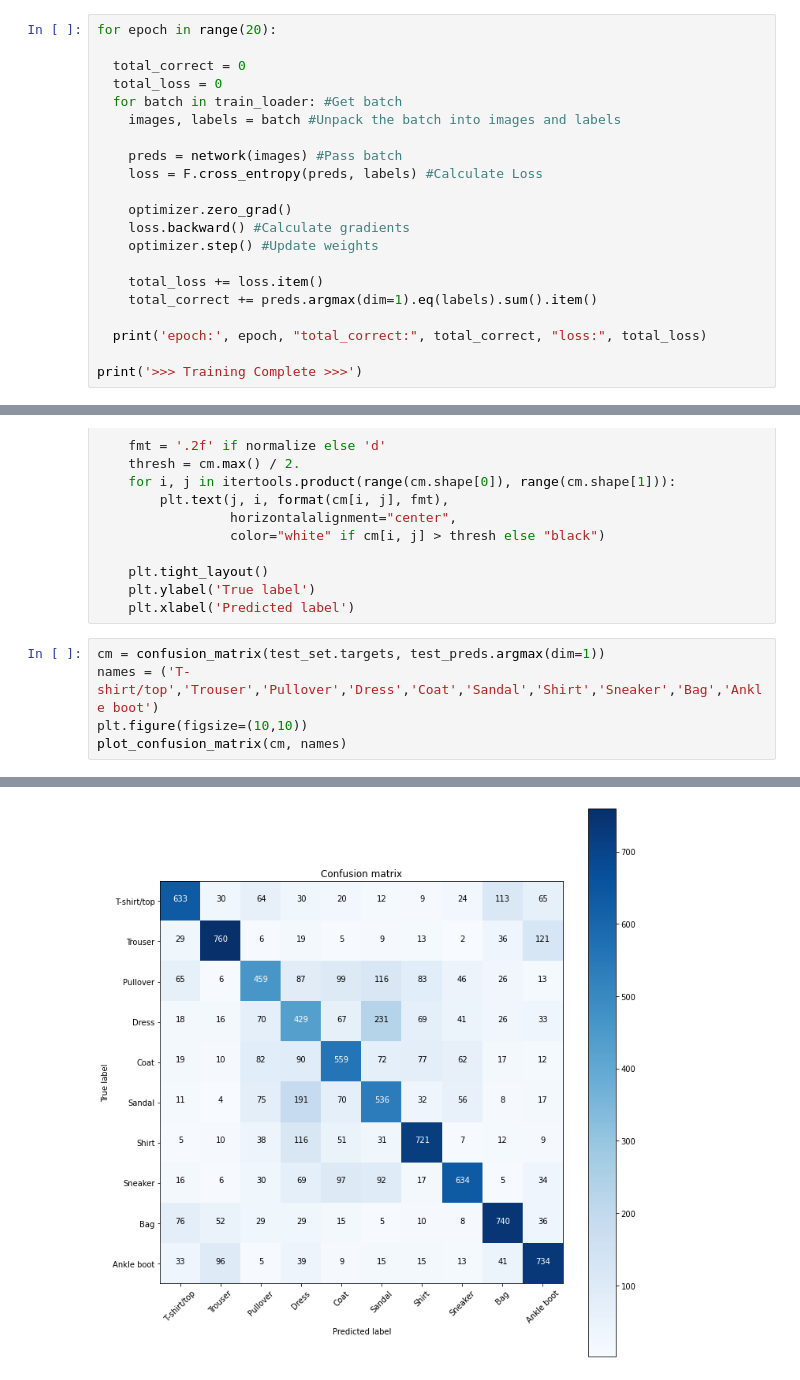
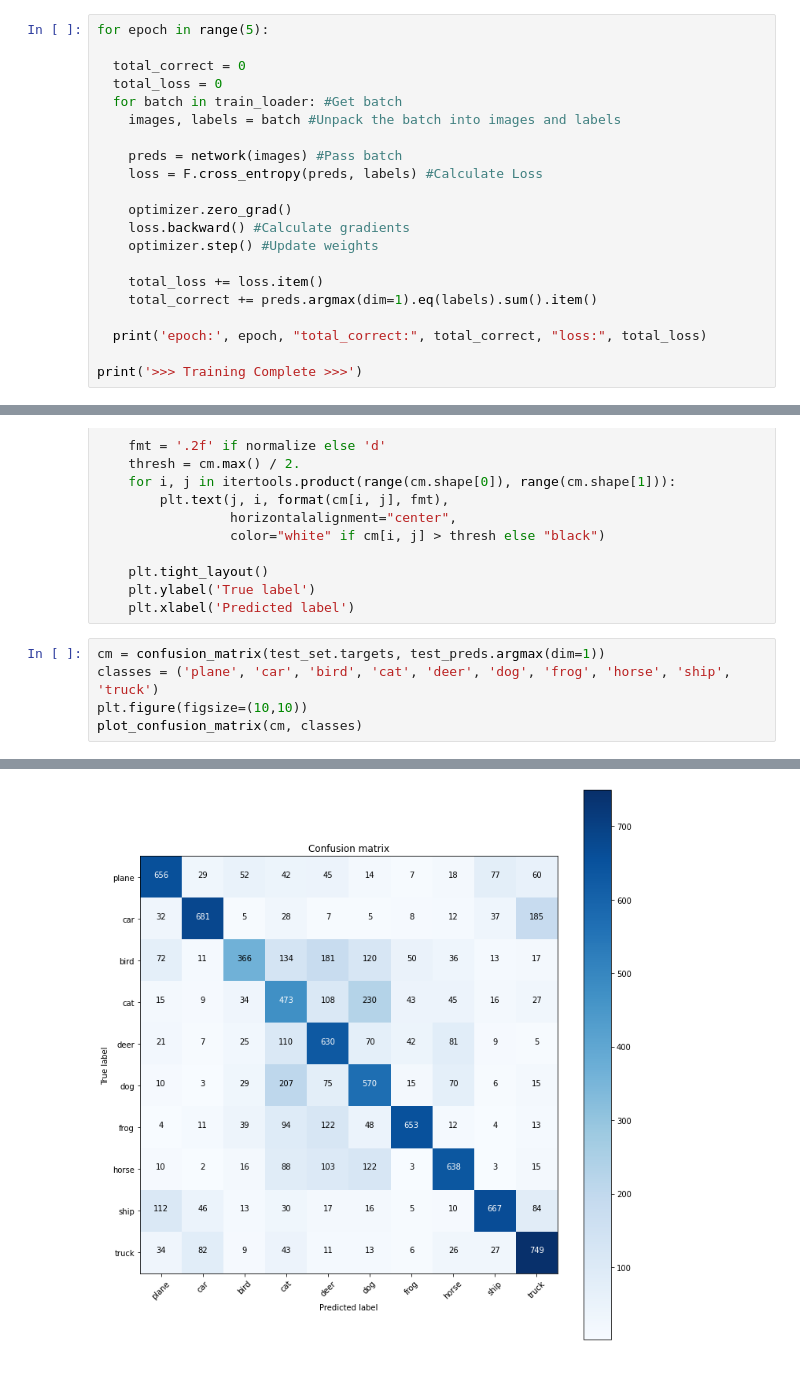
Before and after one commit to saptarshidatta96/saptarshi, a Jupyter notebook: _notebooks/2020-10-05-PyTorch_CIFAR10.ipynb, the cells around one changed output, grey strips where cells are left out. Saved outputs shown, nothing was run; the diff lists cells and outputs as text.

```diff
--- a/_notebooks/2020-10-05-PyTorch_CIFAR10.ipynb
+++ b/_notebooks/2020-10-05-PyTorch_CIFAR10.ipynb
@@ -99,7 +107,7 @@ Defining a Loss Function and a Optimizer. For more details on Optimizer, please
 # %%
 optimizer = optim.Adam(network.parameters(), lr=0.001, betas=(0.9, 0.999), eps=1e-08, weight_decay=0)
 # %%
-for epoch in range(20):
+for epoch in range(5):
 
   total_correct = 0
   total_loss = 0
@@ -215,8 +212,8 @@ def plot_confusion_matrix(cm, classes,
     plt.xlabel('Predicted label')
 # %%
 cm = confusion_matrix(test_set.targets, test_preds.argmax(dim=1))
-names = ('T-shirt/top','Trouser','Pullover','Dress','Coat','Sandal','Shirt','Sneaker','Bag','Ankle boot')
+classes = ('plane', 'car', 'bird', 'cat', 'deer', 'dog', 'frog', 'horse', 'ship', 'truck')
 plt.figure(figsize=(10,10))
-plot_confusion_matrix(cm, names)
+plot_confusion_matrix(cm, classes)
 # %% [output]
 Confusion matrix, without normalization
@@ -233 +230 @@ Confusion matrix, without normalization
-[figure, old version]
+[figure, new version]
```
Also changed, not shown: parts of 8 cells of this notebook.
